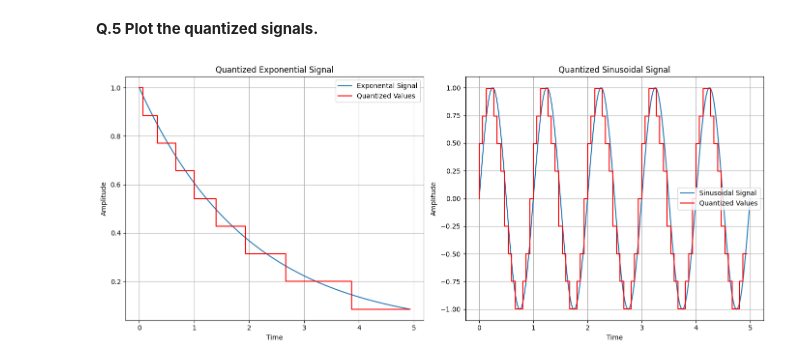
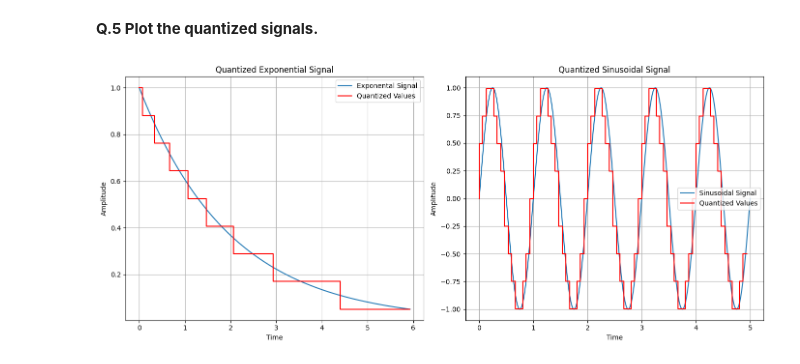
Before and after one commit to justsaumit/MCC, a Jupyter notebook: Lab01/Lab01-Sampling_and_Quantization.ipynb, the cells around one changed output. Saved outputs shown, nothing was run; the diff lists cells and outputs as text; code cells hidden in the pictures.

Commit message:
Lab01 - Exponential signal increasing duration + correcting sample time for sin wave

```diff
--- a/Lab01/Lab01-Sampling_and_Quantization.ipynb
+++ b/Lab01/Lab01-Sampling_and_Quantization.ipynb
@@ -25,7 +25,7 @@ For a sinusoidal signal, the equation is `x(t) = A * sin(2 * pi * f * t)`, where
 # Parameters for exponential signal
 a = 1.0                # Initial amplitude
 decay_factor = 0.5     # Decay factor, controls how fast the signal decreases
-signal_duration = 5    # Duration of the signal in seconds
+signal_duration = 6    # Duration of the signal in seconds
 sampling_rate = 15
 
 # Time values for the signal
@@ -168,36 +167,0 @@ plt.show()
-# %%
-def quantize(signal, levels):
-    max_amplitude = np.max(signal)
-    min_amplitude = np.min(signal)
-    step_size = (max_amplitude - min_amplitude) / levels
-    quantized_signal = np.round((signal - min_amplitude) / step_size) * step_size + min_amplitude
-    return quantized_signal
-
-quantized_exp_signal = quantize(exp_signal_sampled, levels)
-quantized_sin_signal = quantize(sin_signal_sampled, levels)
-
-# Plotting
-plt.figure(figsize=(14, 6))
-
-plt.subplot(1, 2, 1)
-plt.plot(time, exponential_signal, label='Exponential Signal')
-plt.stem(t_sampled, exp_signal_sampled, 'b', markerfmt='bo', basefmt="m", linefmt='b', label='Sampled Points')
-plt.stem(t_sampled, quantized_exp_signal, 'r', markerfmt='ro', basefmt="m", linefmt='r', label='Quantized Values')
-plt.title('Sampled & Quantized Exponential Signal')
-plt.xlabel('Time')
-plt.ylabel('Amplitude')
-plt.grid(True)
-plt.legend()
-
-plt.subplot(1, 2, 2)
-plt.plot(time_sin, sinusoidal_signal, label='Sinusoidal Signal')
-plt.stem(t_sampled_sin, sin_signal_sampled, 'b', markerfmt='bo', basefmt="m", linefmt='b', label='Sampled Points')
-plt.stem(t_sampled_sin, quantized_sin_signal, 'r', markerfmt='ro', basefmt="m", linefmt='r', label='Quantized Values')
-plt.title('Sampled & Quantized Sinusoidal Signal')
-plt.xlabel('Time')
-plt.ylabel('Amplitude')
-plt.grid(True)
-plt.legend()
-
-plt.tight_layout()
-plt.show()
@@ -208,28 +170,28 @@ plt.show()
 # %%
 plt.figure(figsize=(14, 6))
 # Left subplot for quantized exponential signal
 plt.subplot(1, 2, 1)
 plt.plot(time, exponential_signal, label='Exponental Signal')
 # Plot quantized exponential signal using step function
 plt.step(t_sampled, quantized_exp_signal, 'r', label='Quantized Values')
 plt.title('Quantized Exponential Signal')
 plt.xlabel('Time')
 plt.ylabel('Amplitude')
 plt.grid(True)
 plt.legend()
 
 # Right subplot for quantized sinusoidal signal
 plt.subplot(1, 2, 2)
 plt.plot(time_sin, sinusoidal_signal, label='Sinusoidal Signal')
 # Plot quantized sinusoidal signal using step function
-plt.step(t_sampled, quantized_sin_signal, 'r', label='Quantized Values')
+plt.step(t_sampled_sin, quantized_sin_signal, 'r', label='Quantized Values')
 plt.title('Quantized Sinusoidal Signal')
 plt.xlabel('Time')
 plt.ylabel('Amplitude')
 plt.grid(True)
 plt.legend()
 
 plt.tight_layout()
 plt.show()
 # %% [output]
-[figure, old version]
+[figure, new version]
```
Also changed, not shown: parts of 4 cells of this notebook, 2 other files.
